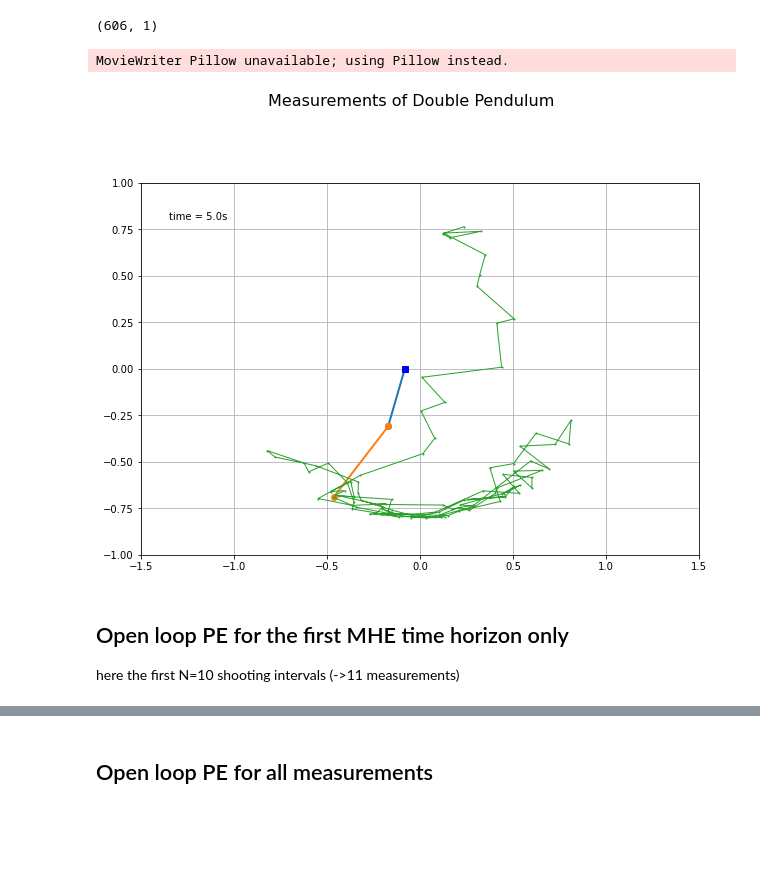
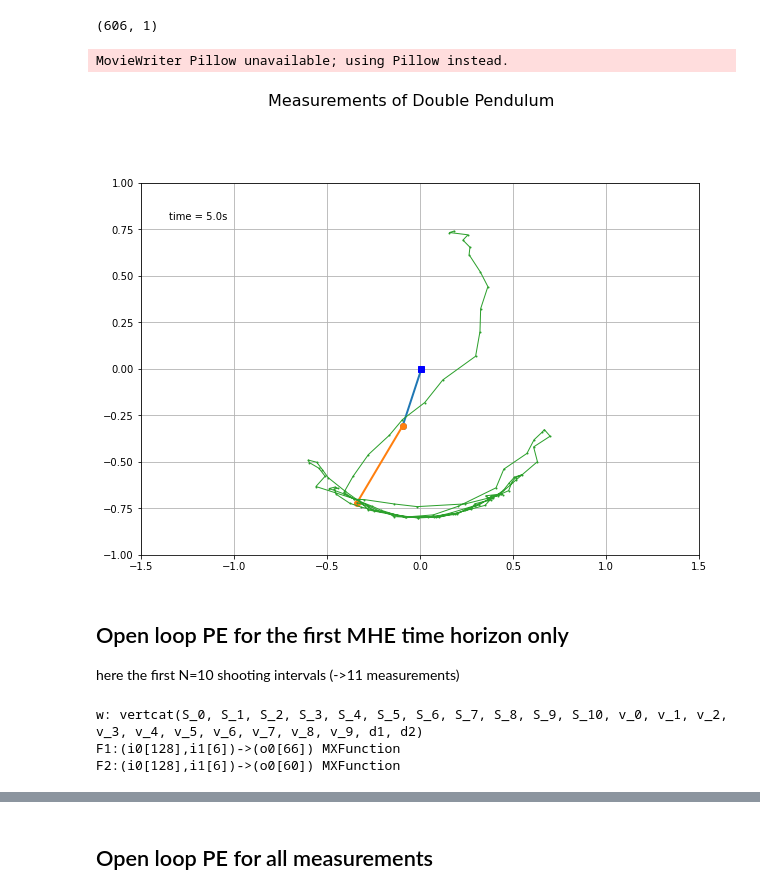
Before and after one commit to LeonieKreis/MovingHorizonEstimation, a Jupyter notebook: code/Double_Pendulum_MHE.ipynb, the cells around one changed output, grey strips where cells are left out. Saved outputs shown, nothing was run; the diff lists cells and outputs as text; code cells hidden in the pictures; blank space fills up the shorter version.

Commit message:
implemented state noise, applied also to simple pendulum

```diff
--- a/code/Double_Pendulum_MHE.ipynb
+++ b/code/Double_Pendulum_MHE.ipynb
@@ -141,7 +141,8 @@ MovieWriter Pillow unavailable; using Pillow instead.
 ## Generate synthetic measurements
 # %%
 # generate synthetic measurements of the states
-sigma = 0.1
+sigma = 0.02
+sigma2 = 10
 #p_true = [0.1,0.05] defined above
 M = L*N
 meas = generate_meas(x, p, rhs_exp, L*T, sigma, p_true, M, x0)
@@ -154,10 +155,10 @@ print(meas1.shape)
 # %% [output]
 (606, 1)
 # %%
-animate_double_pendulum("measurements.gif", meas1,'Measurements of Double Pendulum', T=T, N=N)
+animate_double_pendulum("../plots/statenoise/measurements.gif", meas1,'Measurements of Double Pendulum', T=T, N=N)
 # %% [output]
 MovieWriter Pillow unavailable; using Pillow instead.
-[figure, old version]
+[figure, new version]
 # %% [markdown]
 ## Open loop PE for the first MHE time horizon only
 here the first N=10 shooting intervals (->11 measurements)
@@ -168,6 +169,10 @@ last_P = 0
 last_W = 0
 
 #print(meas[:,M])
-FF1, FF2 = MS_functions_MHE(T, N, x, p, rhs_exp, meas[:,0:11], sigma, x_opt, p_opt, last_P, last_W)
+FF1, FF2 = MS_functions_MHE(T, N, x, p, rhs_exp, meas[:,0:11], sigma,sigma2, x_opt, p_opt, last_P, last_W)
+# %% [output]
+w: vertcat(S_0, S_1, S_2, S_3, S_4, S_5, S_6, S_7, S_8, S_9, S_10, v_0, v_1, v_2, v_3, v_4, v_5, v_6, v_7, v_8, v_9, d1, d2)
+F1:(i0[128],i1[6])->(o0[66]) MXFunction
+F2:(i0[128],i1[6])->(o0[60]) MXFunction
 # %%
 p0= [0,0]
```
Also changed, not shown: parts of 21 cells of this notebook, 23 other files.
